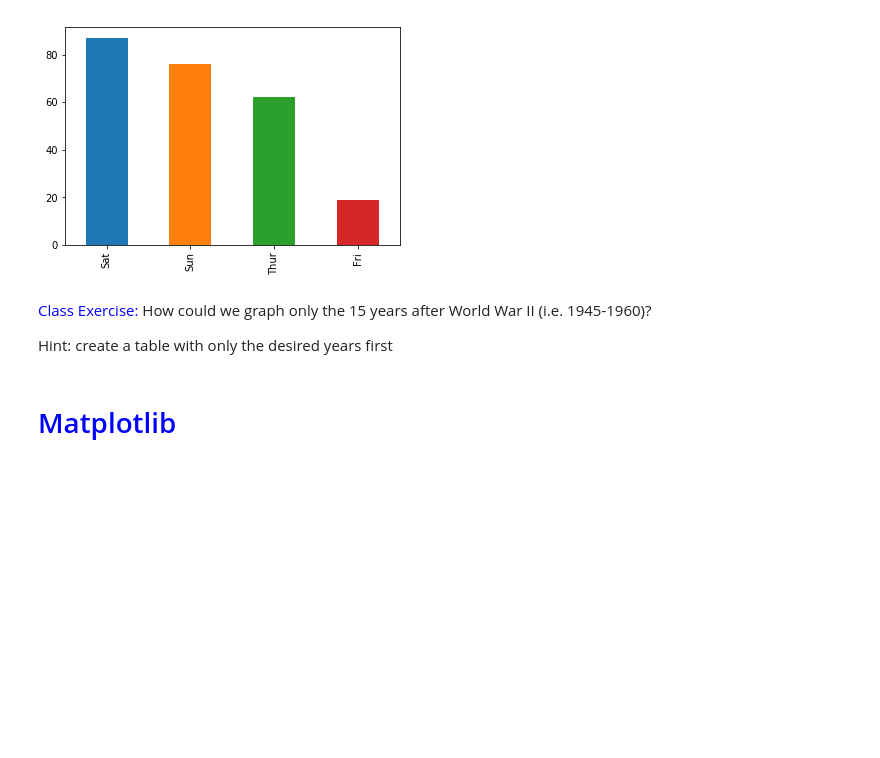
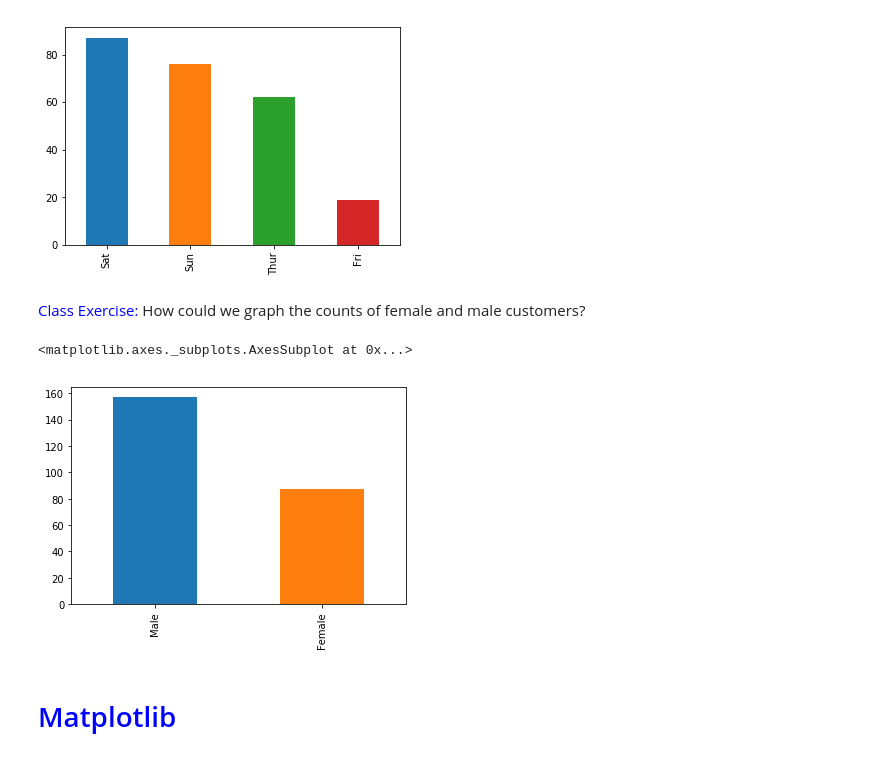
Before and after one commit to mpagador/python-libraries-visualization-workshop, a Jupyter notebook: DSS_Python_Libraries_Visualizations_Workshop_3_6_(Notebook).ipynb, the cells around one changed output. Drawn from its saved outputs; the diff is of its cells as text; code cells hidden in the pictures; blank space fills up the shorter version.

```diff
--- a/DSS_Python_Libraries_Visualizations_Workshop_3_6_(Notebook).ipynb
+++ b/DSS_Python_Libraries_Visualizations_Workshop_3_6_(Notebook).ipynb
@@ -853,6 +853,4 @@ day.plot(kind="bar")
 <matplotlib.axes._subplots.AxesSubplot at 0x...>
 [figure]
 # %% [markdown]
-<font color="blue">Class Exercise:</font> How could we graph only the 15 years after World War II (i.e. 1945-1960)?
-
-Hint: create a table with only the desired years first
+<font color="blue">Class Exercise:</font> How could we graph the counts of female and male customers?
@@ -863,3 +857,9 @@ modified.plot(...)
+# %%
+sex = tips['sex'].value_counts()
+sex.plot(kind='bar')
+# %% [output]
+<matplotlib.axes._subplots.AxesSubplot at 0x...>
+[figure, added]
 # %% [markdown]
 # <font color="blue" id="3">Matplotlib</font>
 # %% [markdown]
```
Also changed, not shown: parts of 1 cell of this notebook.
